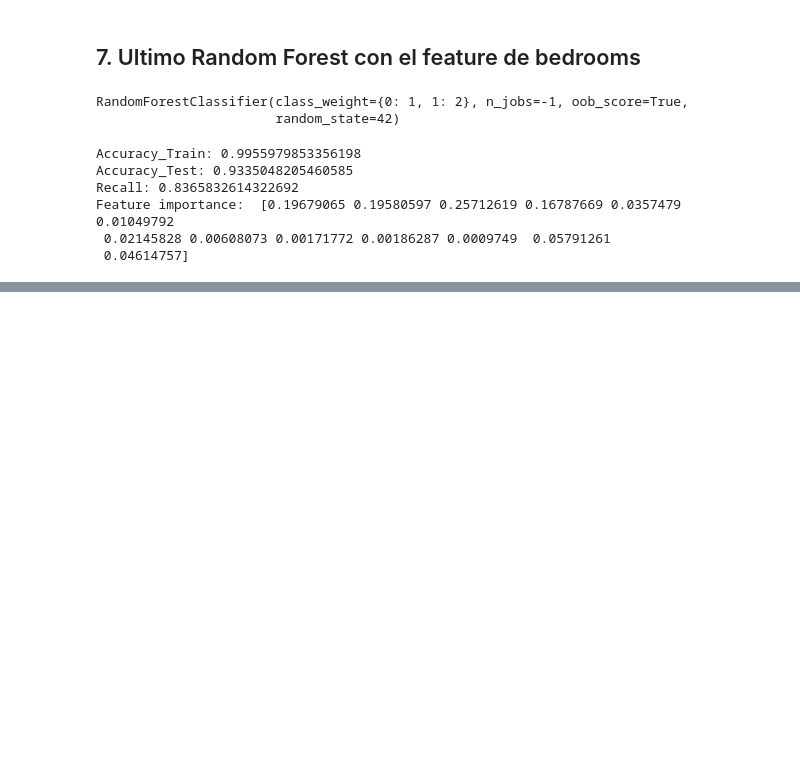
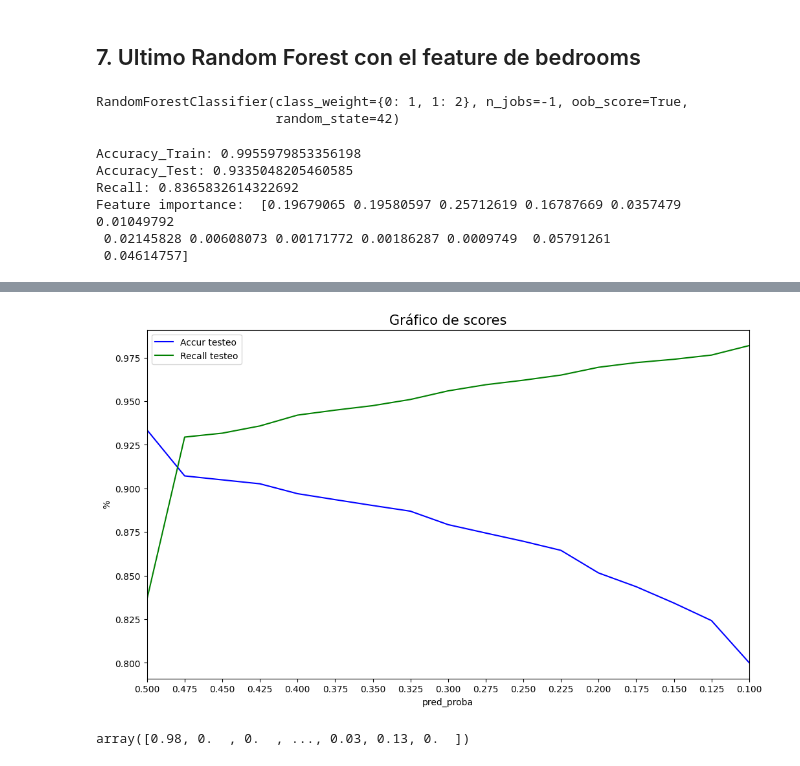
Before and after one commit to fedegp1/PI02_ML, a Jupyter notebook: preprocessing2.ipynb, the cells around one changed output, grey strips where cells are left out. Cells and saved outputs as stored; diff of their text form; code cells hidden in the pictures; blank space fills up the shorter version.

Commit message:
ultimo modelo entregado

```diff
--- a/preprocessing2.ipynb
+++ b/preprocessing2.ipynb
@@ -1663,8 +1657,8 @@ data_model_test.describe()
 ## MODELOS
 # %%
 # se pueden importar los csvs ya preparados (df_test.csv y df_train.csv) y arrancar desde acá en un nuevo notebook
-# data_model_test = pd.read_csv('df_test.csv')
-# data_model = pd.read_csv('df_train.csv')
+data_model_test = pd.read_csv('df_test.csv')
+data_model = pd.read_csv('df_train.csv')
 # %%
 columnas_x = ['lat', 'lon', 'bathrooms', 'desc_tot_words', 'Apartamento', 'Casa', 'Otro', 'Lote', 'Local comercial', 'Finca', 'Oficina']
 columna_y = ['caro']
@@ -2017,0 +2023,19 @@ entrega_pred_df.to_csv('fedegp1.csv', index=False)
+# %%
+# defino cortes de probabilidad para probar como se comporta el modelo desde prob 0.5 (la standard) hasta prob 0.34
+probas=np.linspace(0.5,0.1,17)
+def armar_matriz(y_predproba_test,probas):
+    ''' Esta función arma la matriz de predicciones
+        En cada columna devuleve la predicción para su ´probabilidad asociada en el vector probas'''
+    matriz_proba = np.round(y_predproba_test,0)
+    for i in range(1,len(probas)):
+        aux=y_predproba_test/probas[i]
+        for j in range (0,len(aux)):
+            if aux[j]<0.5:
+                aux[j] = 0
+            else:
+                aux[j] = 1
+        matriz_proba = np.vstack((matriz_proba,aux))
+        mat = matriz_proba.T
+    return mat
+# %%
+mat_pred = armar_matriz(y_predproba_test,probas)
@@ -2017,0 +2063,9 @@ entrega_pred_df.to_csv('fedegp1.csv', index=False)
+# %%
+acc = []
+rec = []
+for i in range (0,len(probas)):
+    acc.append(accuracy_score(Y_Test,mat_pred[:,i]))
+    rec.append(recall_score(Y_Test,mat_pred[:,i]))
+    print('Accuracy_Test',round(probas[i]*100,2),'% :\t', round(acc[i],2))
+    print('Recall_Test',round(probas[i]*100,2),'% :\t', round(rec[i],2))
+    print('\n')
@@ -2017,0 +2090,13 @@ entrega_pred_df.to_csv('fedegp1.csv', index=False)
+# %%
+plt.figure(figsize=(12,7))
+plt.plot(probas, acc, color='b', label='Accur testeo')
+plt.plot(probas, rec, color='g', label='Recall testeo')
+plt.title('Gráfico de scores', fontsize = 15)
+plt.legend()
+plt.xticks([round(i,3) for i in probas])
+plt.xlim(max(probas), min(probas))
+plt.ylabel('%')
+plt.xlabel('pred_proba')
+plt.show()
+# %% [output]
+[figure, added]
@@ -2017,0 +2107,9 @@ entrega_pred_df.to_csv('fedegp1.csv', index=False)
+# %%
+#obtenemos el vector pred_proba sobre el conjunto X_testigo_entrega
+y_predproba_test_entrega = clf.predict_proba(X_testigo_entrega)
+
+# me quedo con la 2da columna, que es la que predice la clase de los 1's (caros)
+y_predproba_test_entrega = y_predproba_test_entrega[:,1]
+y_predproba_test_entrega
+# %% [output]
+array([0.98, 0.  , 0.  , ..., 0.03, 0.13, 0.  ])
```
Also changed, not shown: parts of 13 cells of this notebook, 4 other files.
